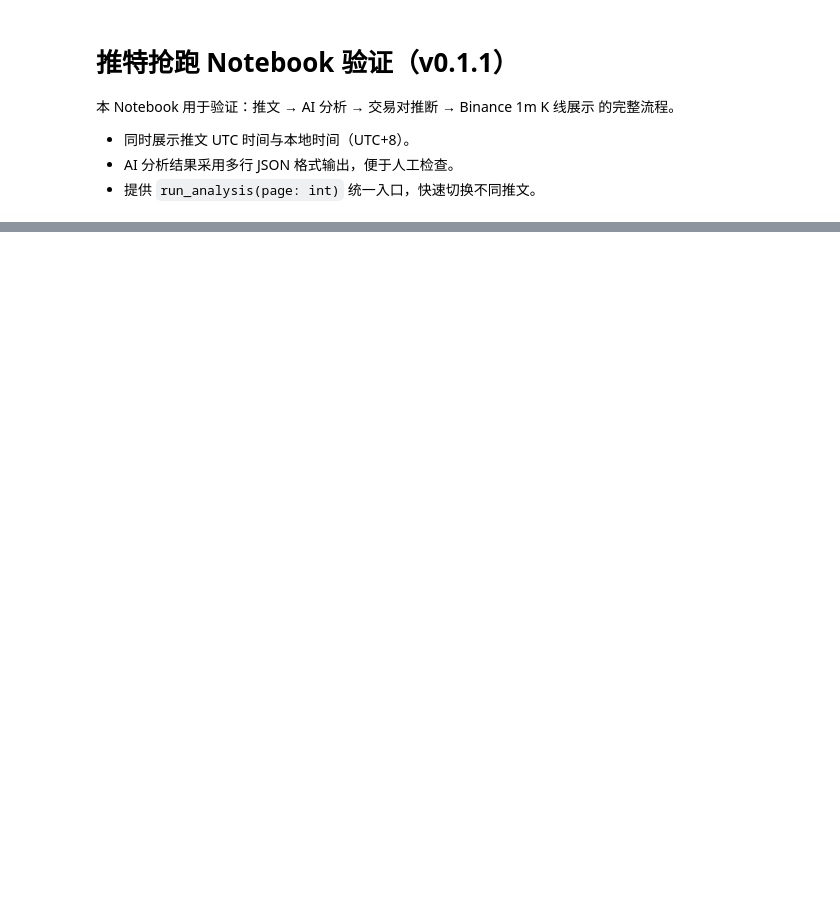
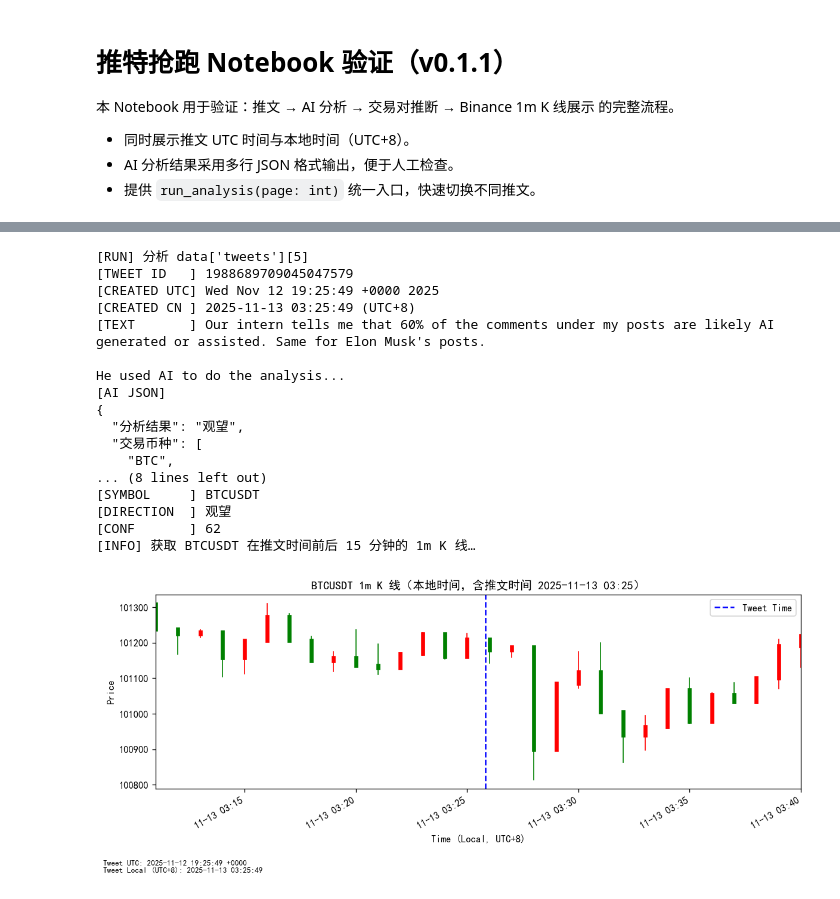
Before and after one commit to XX-Trader/News-Driven-Trading, a Jupyter notebook: 推特抢跑/twitter_analysis.ipynb, the cells around one changed output, grey strips where cells are left out. Saved outputs shown, nothing was run; the diff lists cells and outputs as text; code cells hidden in the pictures; blank space fills up the shorter version.

```diff
--- a/推特抢跑/twitter_analysis.ipynb
+++ b/推特抢跑/twitter_analysis.ipynb
@@ -261,0 +376,23 @@ run_analysis(0)
+# %%
+# 示例：运行第 0 条推文
+# 后续你可以改成 run_analysis(1)、run_analysis(2) 等等
+run_analysis(5)
+# %% [output]
+[RUN] 分析 data['tweets'][5]
+[TWEET ID   ] 1988689709045047579
+[CREATED UTC] Wed Nov 12 19:25:49 +0000 2025
+[CREATED CN ] 2025-11-13 03:25:49 (UTC+8)
+[TEXT       ] Our intern tells me that 60% of the comments under my posts are likely AI generated or assisted. Same for Elon Musk's posts.
+
+He used AI to do the analysis...
+[AI JSON]
+{
+  "分析结果": "观望",
+  "交易币种": [
+    "BTC",
+... (8 lines left out)
+[SYMBOL     ] BTCUSDT
+[DIRECTION  ] 观望
+[CONF       ] 62
+[INFO] 获取 BTCUSDT 在推文时间前后 15 分钟的 1m K 线…
+[figure, added]
```
Also changed, not shown: parts of 20 cells of this notebook, 2 other files.
